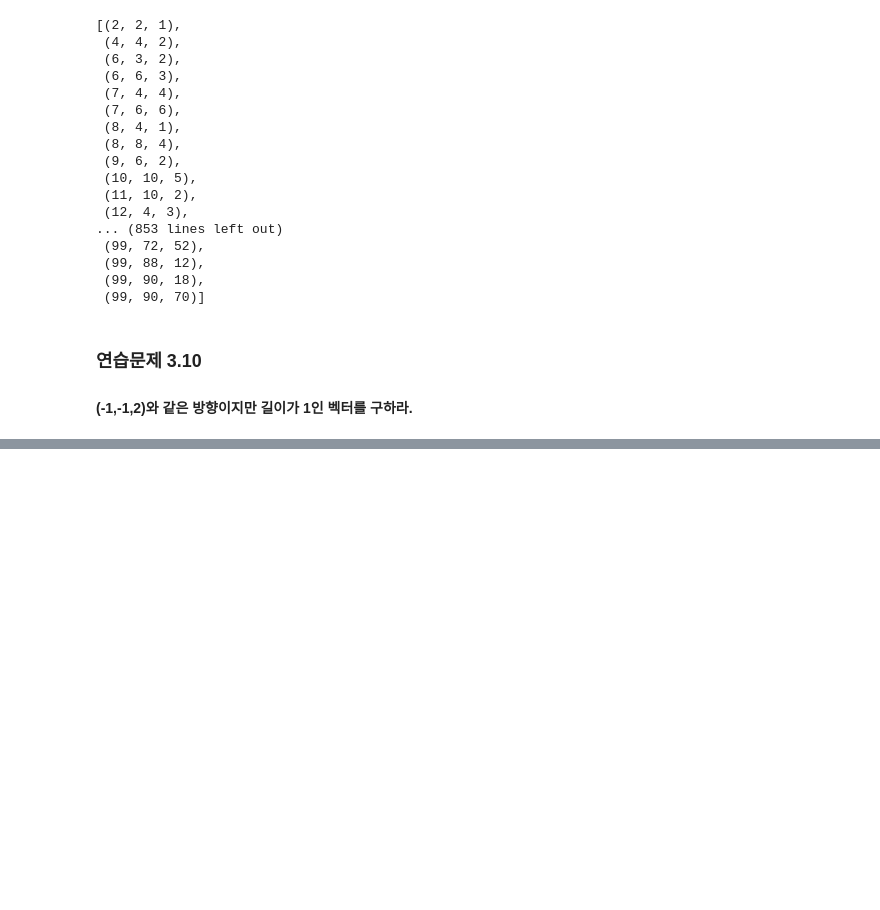
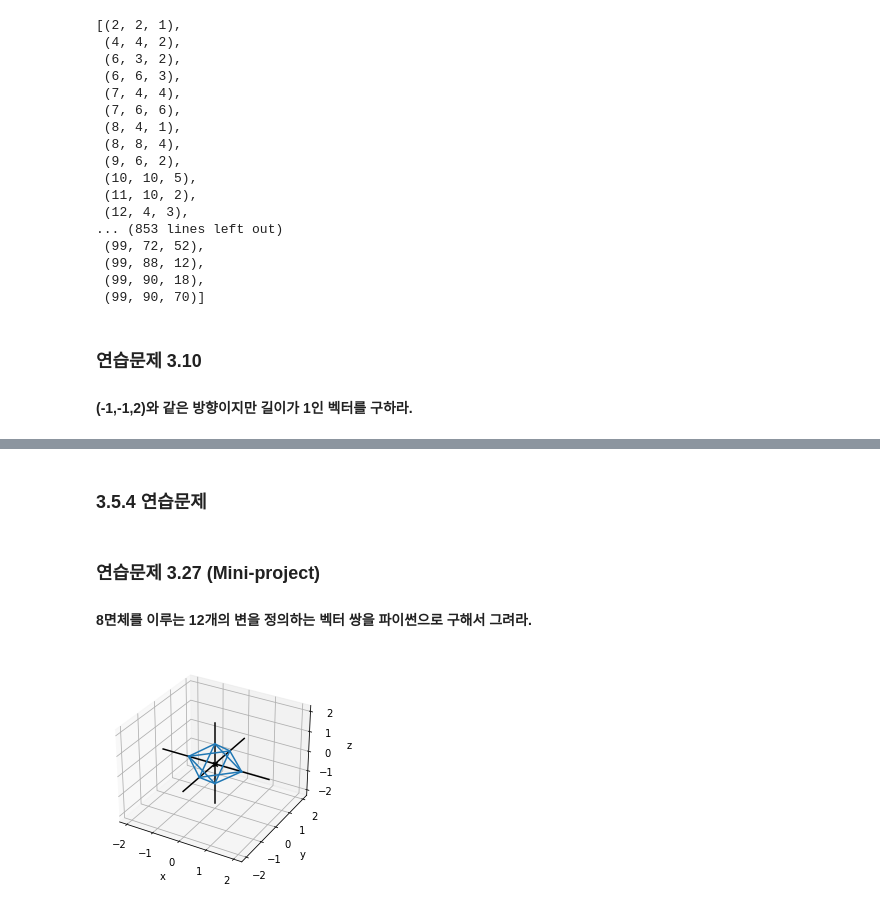
Before and after one commit to lhk6565/Math-for-Programmers, a Jupyter notebook: Part 1/Chapter 03/Chapter 03 Walkthrough.ipynb, the cells around one changed output, grey strips where cells are left out. Cells and saved outputs as stored; diff of their text form; code cells hidden in the pictures; blank space fills up the shorter version.

```diff
--- a/Part 1/Chapter 03/Chapter 03 Walkthrough.ipynb
+++ b/Part 1/Chapter 03/Chapter 03 Walkthrough.ipynb
@@ -208,0 +517,15 @@ list(vectors_with_whole_number_length())
+# %% [markdown]
+### 3.5.4 연습문제
+# %% [markdown]
+### 연습문제 3.27 (Mini-project)
+#### 8면체를 이루는 12개의 변을 정의하는 벡터 쌍을 파이썬으로 구해서 그려라.
+# %%
+top = (0,0,1)
+bottom = (0,0,-1)
+xy_plane = [(1,0,0),(0,1,0),(-1,0,0),(0,-1,0)]
+edges = [Segment3D(top,p) for p in xy_plane] +\
+            [Segment3D(bottom, p) for p in xy_plane] +\
+            [Segment3D(xy_plane[i],xy_plane[(i+1)%4]) for i in range(0,4)]
+draw3d(*edges)
+# %% [output]
+[figure, added]
```
Also changed, not shown: parts of 80 cells of this notebook.
